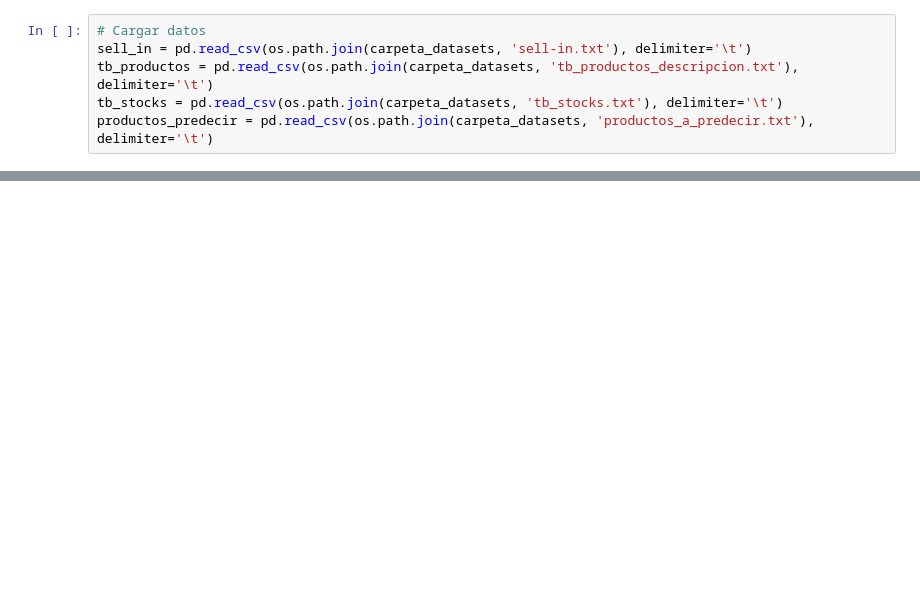
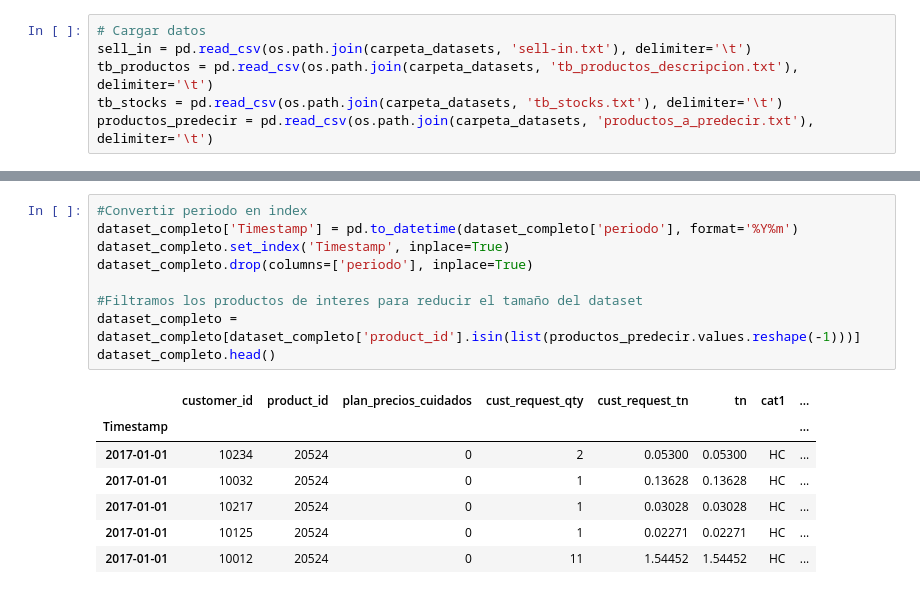
Before and after one commit to Agustinlopezf/labo3-2024v, a Jupyter notebook: Scripts/preparacion_dataset.ipynb, the cells around one changed output, grey strips where cells are left out. Saved outputs shown, nothing was run; the diff lists cells and outputs as text; blank space fills up the shorter version.

```diff
--- a/Scripts/preparacion_dataset.ipynb
+++ b/Scripts/preparacion_dataset.ipynb
@@ -42,0 +47,17 @@ dataset_completo['fin_quarter'] = dataset_completo['mes'].apply(lambda x: 1 if x
+# %%
+#Convertir periodo en index
+dataset_completo['Timestamp'] = pd.to_datetime(dataset_completo['periodo'], format='%Y%m')
+dataset_completo.set_index('Timestamp', inplace=True)
+dataset_completo.drop(columns=['periodo'], inplace=True)
+
+#Filtramos los productos de interes para reducir el tamaño del dataset
+dataset_completo = dataset_completo[dataset_completo['product_id'].isin(list(productos_predecir.values.reshape(-1)))]
+dataset_completo.head()
+# %% [output]
+|  | customer_id | product_id | plan_precios_cuidados | cust_request_qty | cust_request_tn | tn | cat1 | ... |
+| Timestamp |  |  |  |  |  |  |  | ... |
+| 2017-01-01 | 10234 | 20524 | 0 | 2 | 0.05300 | 0.05300 | HC | ... |
+| 2017-01-01 | 10032 | 20524 | 0 | 1 | 0.13628 | 0.13628 | HC | ... |
+| 2017-01-01 | 10217 | 20524 | 0 | 1 | 0.03028 | 0.03028 | HC | ... |
+| 2017-01-01 | 10125 | 20524 | 0 | 1 | 0.02271 | 0.02271 | HC | ... |
+| 2017-01-01 | 10012 | 20524 | 0 | 11 | 1.54452 | 1.54452 | HC | ... |
```
Also changed, not shown: parts of 13 cells of this notebook, 9 other files.
